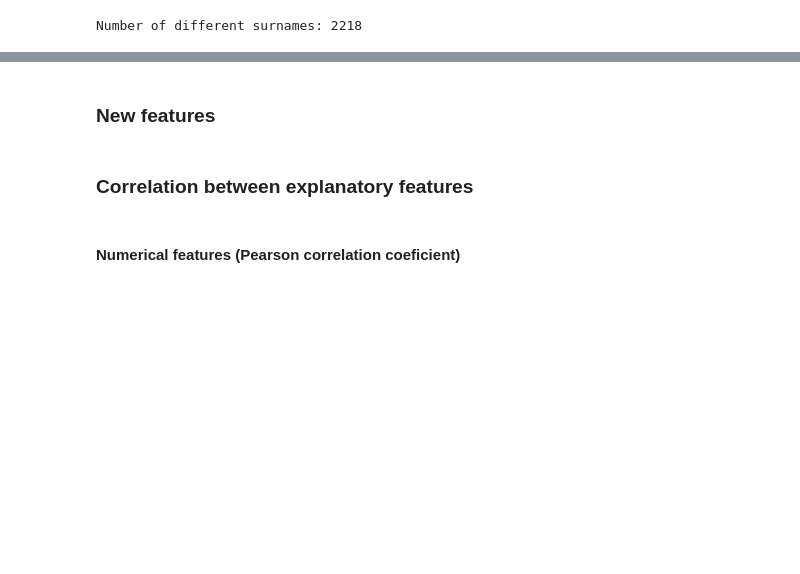
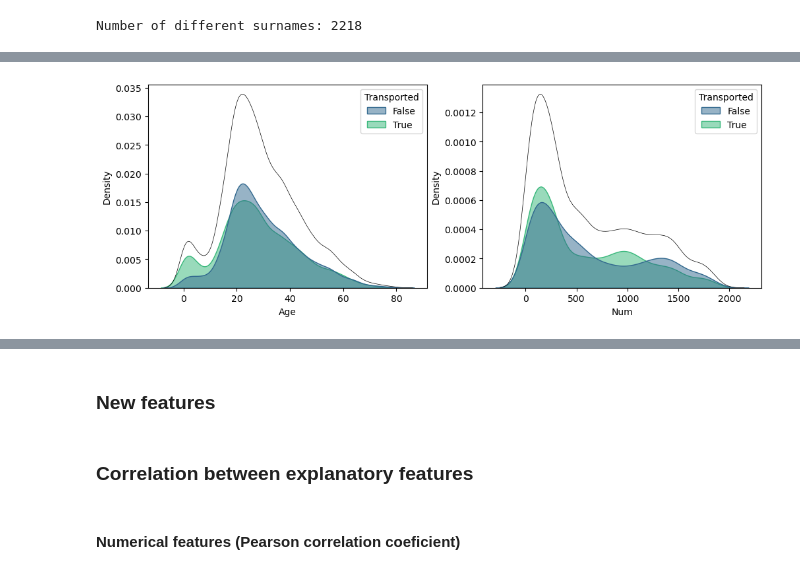
Before and after one commit to mapardo-lab/spaceshipTitanic, a Jupyter notebook: notebooks/spaceshipTitanic.ipynb, the cells around one changed output, grey strips where cells are left out. Saved outputs shown, nothing was run; the diff lists cells and outputs as text; code cells hidden in the pictures; blank space fills up the shorter version.

```diff
--- a/notebooks/spaceshipTitanic.ipynb
+++ b/notebooks/spaceshipTitanic.ipynb
@@ -176,11 +169,10 @@ Number of different surnames: 2218
 # distribution feature 'Num'
 print("Num from 'Cabin' feature distribution")
 print(df_train[~df_train['Num'].isna()]['Num'].astype(int).describe())
-# replace NA with 0
+# convert to int keeping NAs
 df_train['Num'] = df_train['Num'].fillna(0)
-# convert to int keeping NAs
 df_train['Num'] = df_train['Num'].astype(int)
-plot_density_cat(df_train, ['Num'], 'Transported',  1, 1)
+df_train.loc[df_train['Num'] == 0, 'Num'] = np.nan
 # %% [output]
 Num from 'Cabin' feature distribution
 count    8494.000000
@@ -214,0 +199,7 @@ Name: Age, dtype: float64
+# %%
+#| output: True
+#| label: fig-age-num
+#| fig-cap: "Distribution of values for Age and Num features"
+plot_density_cat(df_train, ['Age', 'Num'], 'Transported', 1, 2)
+# %% [output]
+[figure, added]
```
Also changed, not shown: parts of 20 cells of this notebook, 6 other files.
